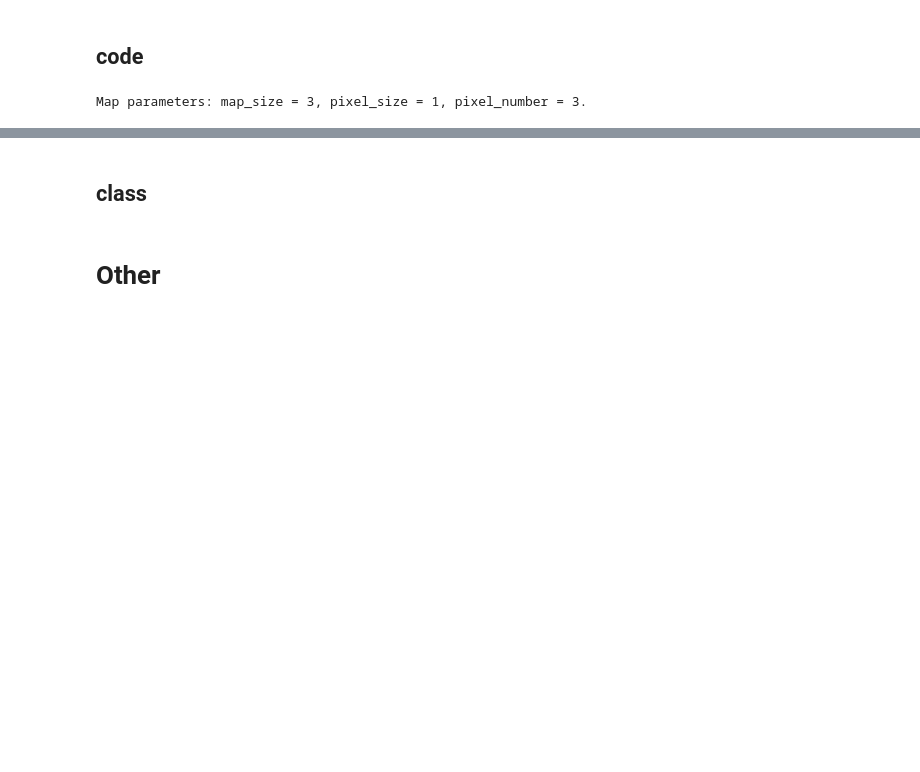
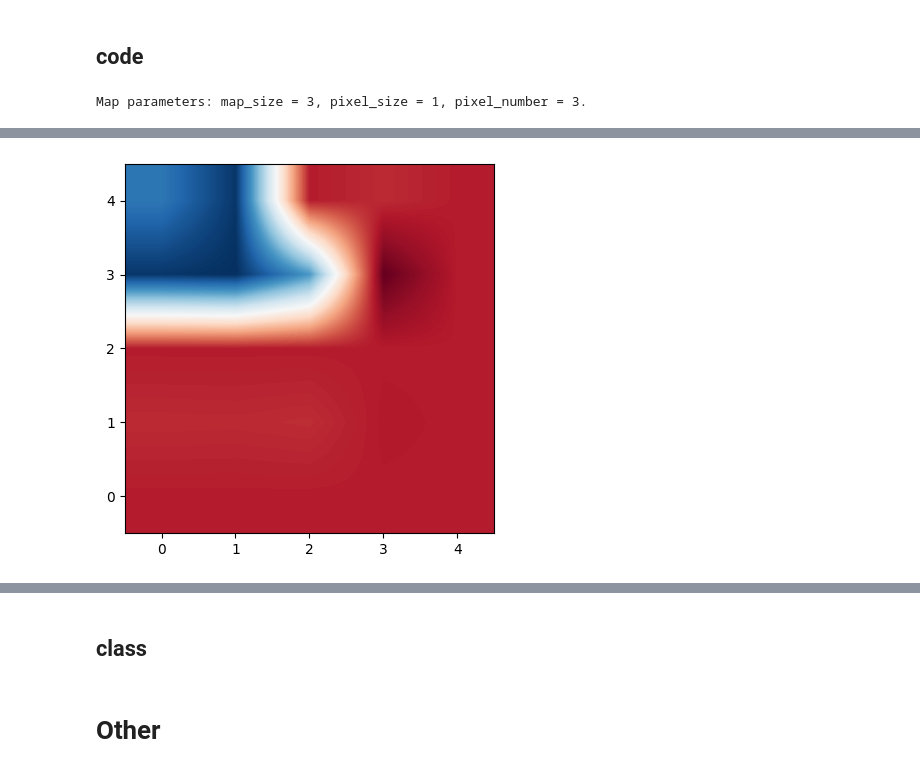
Before and after one commit to jzimm24/research-intern-AIfA, a Jupyter notebook: notebookes/cmb-maps.ipynb, the cells around one changed output, grey strips where cells are left out. Saved outputs shown, nothing was run; the diff lists cells and outputs as text; code cells hidden in the pictures; blank space fills up the shorter version.

```diff
--- a/notebookes/cmb-maps.ipynb
+++ b/notebookes/cmb-maps.ipynb
@@ -407,0 +506,5 @@ array([[1., 0., 0.],
+# %%
+im2 = plt.imshow(lensTest1.get_lensed_map(), origin='lower', interpolation='bilinear', cmap='RdBu')
+im2.set_clim()
+# %% [output]
+[figure, added]
```
Also changed, not shown: parts of 16 cells of this notebook.
